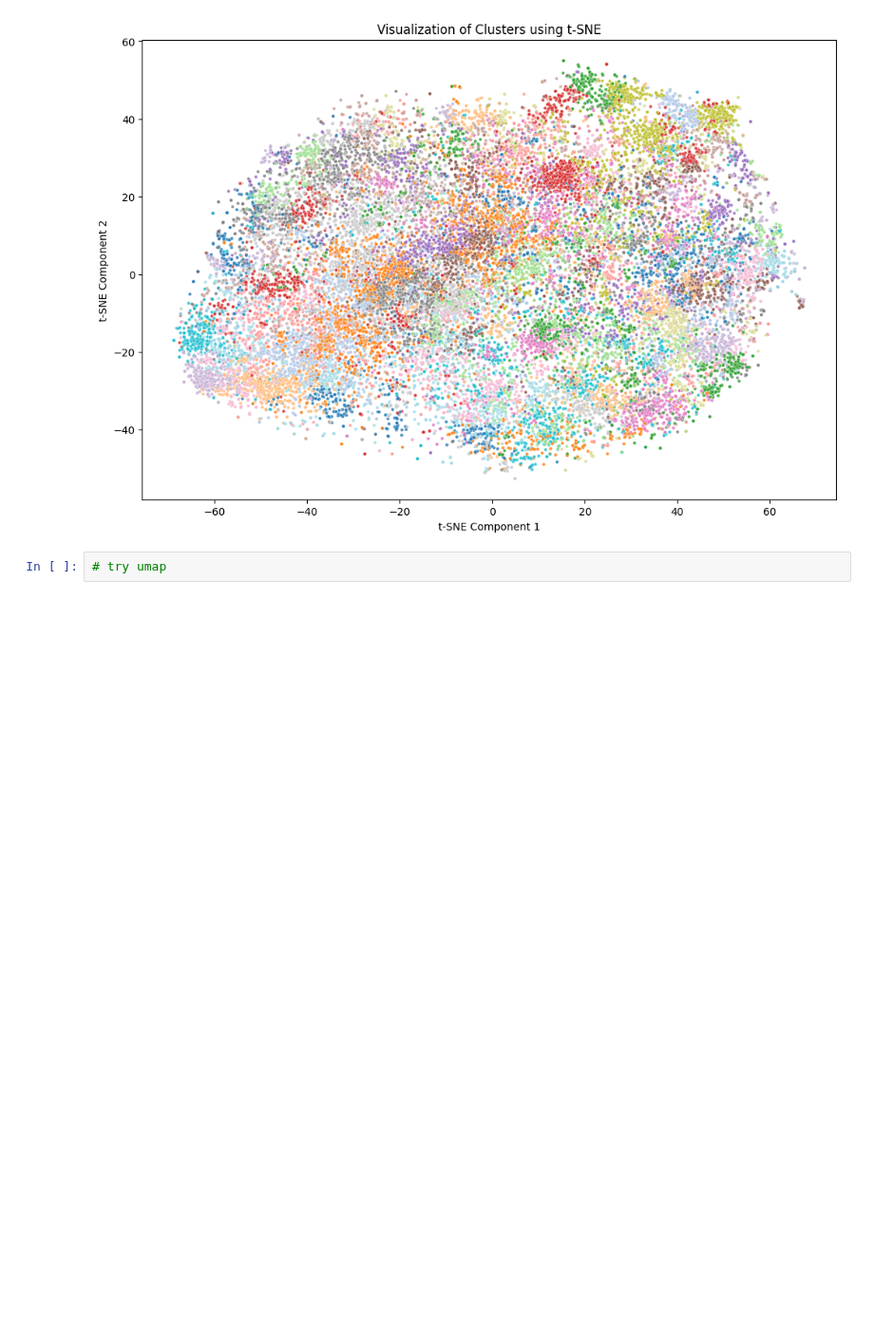
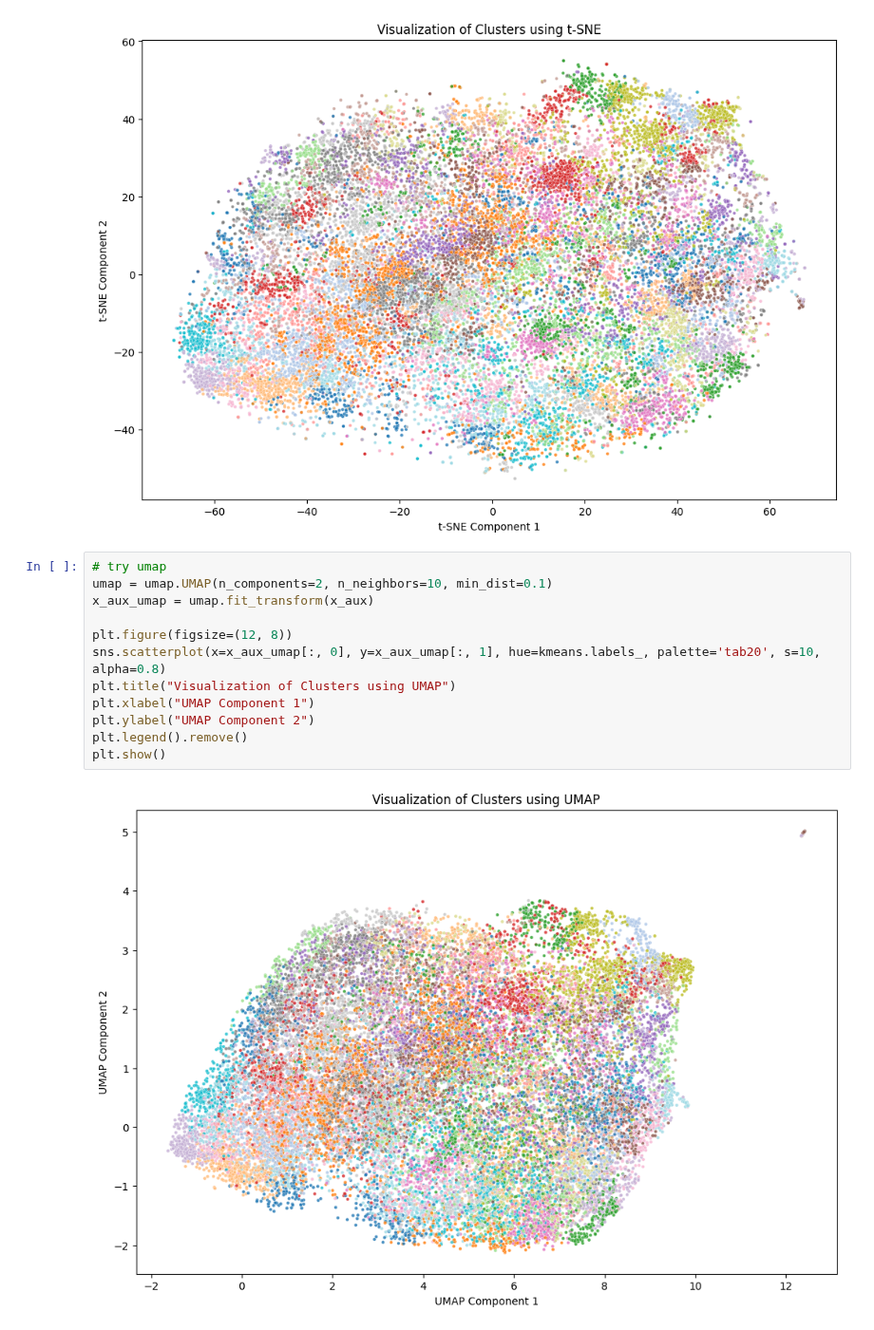
Before and after one commit to FelixHoare/MLAttackTestSuite, a Jupyter notebook: kmeans_colour_segmentation.ipynb, the cells around one changed output. Shown at 95% size. Drawn from its saved outputs; the diff is of its cells as text; blank space fills up the shorter version.

```diff
--- a/kmeans_colour_segmentation.ipynb
+++ b/kmeans_colour_segmentation.ipynb
@@ -326,5 +326,17 @@ plt.legend().remove()
 plt.show()
 # %% [output]
 [figure]
-# %%
-# try umap
+# %%
+# try umap
+umap = umap.UMAP(n_components=2, n_neighbors=10, min_dist=0.1)
+x_aux_umap = umap.fit_transform(x_aux)
+
+plt.figure(figsize=(12, 8))
+sns.scatterplot(x=x_aux_umap[:, 0], y=x_aux_umap[:, 1], hue=kmeans.labels_, palette='tab20', s=10, alpha=0.8)
+plt.title("Visualization of Clusters using UMAP")
+plt.xlabel("UMAP Component 1")
+plt.ylabel("UMAP Component 2")
+plt.legend().remove()
+plt.show()
+# %% [output]
+[figure, added]
```
Also changed, not shown: parts of 1 cell of this notebook, 1 other file.
